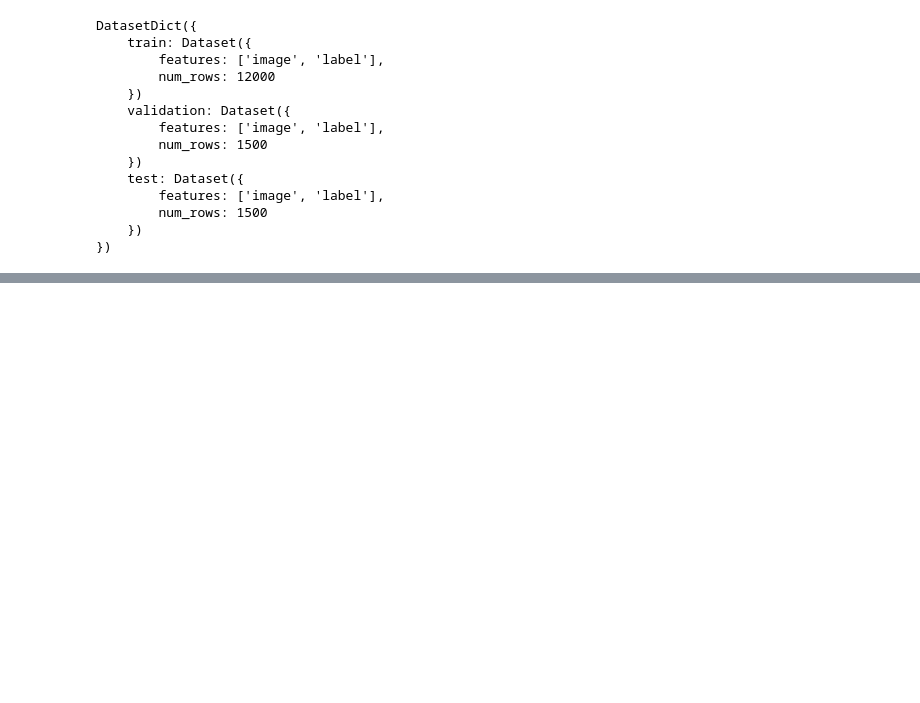
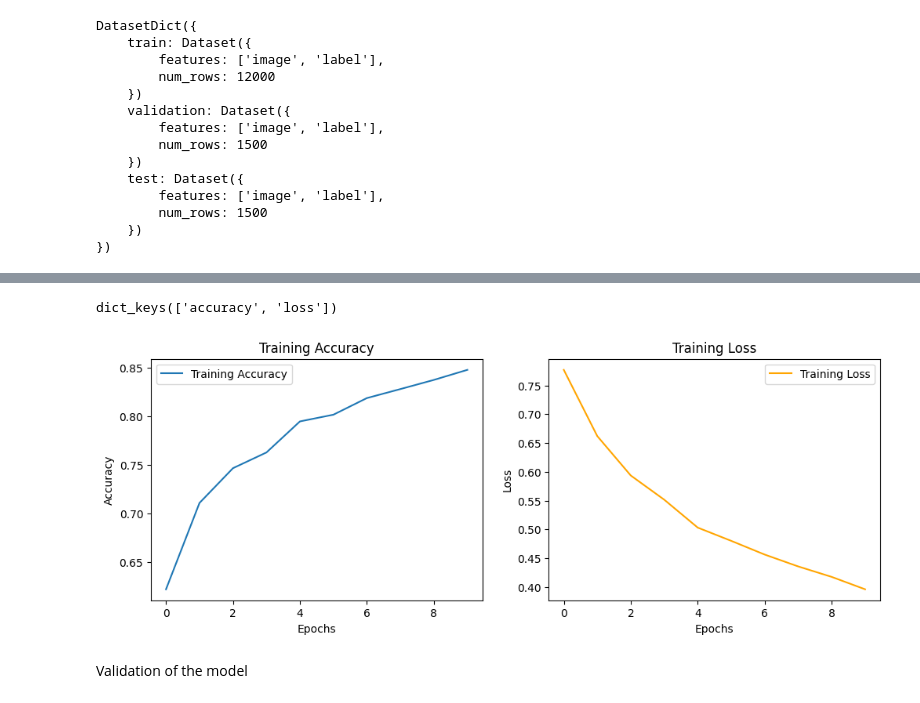
Before and after one commit to AdWunder/Cancer_Brain, a Jupyter notebook: notebooks/02_data_modeling.ipynb, the cells around one changed output, grey strips where cells are left out. Drawn from its saved outputs; the diff is of its cells as text; code cells hidden in the pictures; blank space fills up the shorter version.

Commit message:
CNN + Test + Validation

```diff
--- a/notebooks/02_data_modeling.ipynb
+++ b/notebooks/02_data_modeling.ipynb
@@ -39,0 +80,14 @@ DatasetDict({
+# %%
+# Creation of the CNN model
+
+modelCNN = models.Sequential([
+    layers.Input(shape=(IMG, IMG, 3)),
+    layers.Conv2D(32, (3, 3), padding='same', activation='relu'),
+    layers.MaxPooling2D((2, 2)),
+    layers.Conv2D(64, (3, 3), padding='same', activation='relu'),
+    layers.MaxPooling2D((2, 2)),
+    layers.Conv2D(128, (3, 3), padding='same', activation='relu'),
+    layers.MaxPooling2D((2, 2)),
+    layers.GlobalAveragePooling2D(),
+    layers.Dense(3, activation='softmax')
+])
@@ -39,0 +122,8 @@ DatasetDict({
+# %%
+# Compliling the model
+
+modelCNN.compile(optimizer=tf.keras.optimizers.Adam(learning_rate=0.001),
+                 loss='sparse_categorical_crossentropy', # Using sparse categorical crossentropy for integer labels
+                    metrics=['accuracy'])
+
+print("Model compiled successfully.")
@@ -39,0 +134,4 @@ DatasetDict({
+# %%
+# Training the model
+
+history = modelCNN.fit(train_tf, epochs=10)
@@ -39,0 +160,27 @@ DatasetDict({
+# %%
+history.history.keys()
+# %% [output]
+dict_keys(['accuracy', 'loss'])
+# %%
+# Plotting training accuracy and loss
+
+plt.figure(figsize=(12, 4))
+plt.subplot(1, 2, 1)
+plt.plot(history.history['accuracy'], label='Training Accuracy')
+plt.title('Training Accuracy')
+plt.xlabel('Epochs')
+plt.ylabel('Accuracy')
+plt.legend()
+
+# -----------------------------------
+plt.subplot(1, 2, 2)
+plt.plot(history.history['loss'], label='Training Loss', color='orange')
+plt.title('Training Loss')
+plt.xlabel('Epochs')
+plt.ylabel('Loss')
+plt.legend()
+plt.show()
+# %% [output]
+[figure, added]
+# %% [markdown]
+Validation of the model
```
Also changed, not shown: parts of 16 cells of this notebook, 4 other files.
